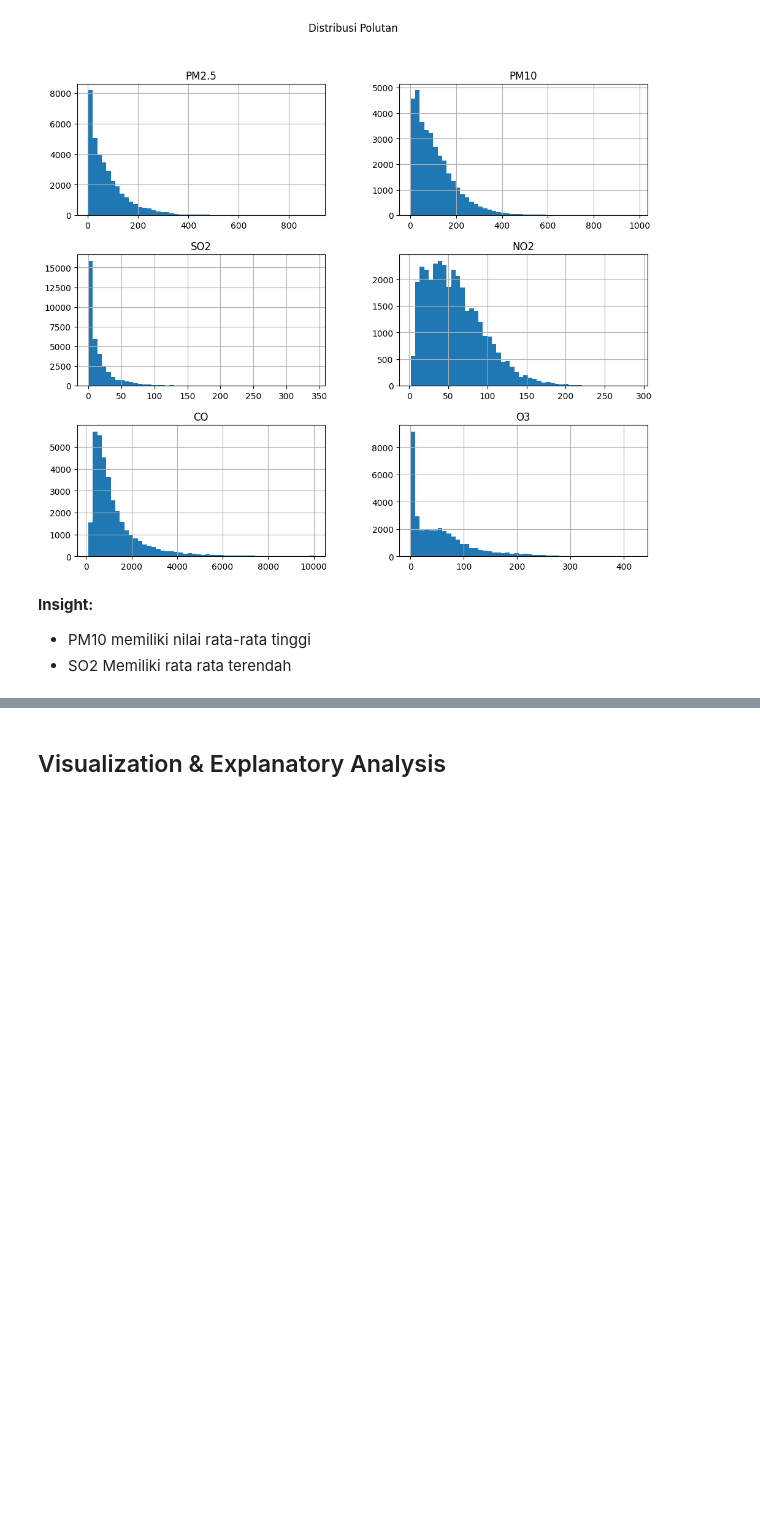
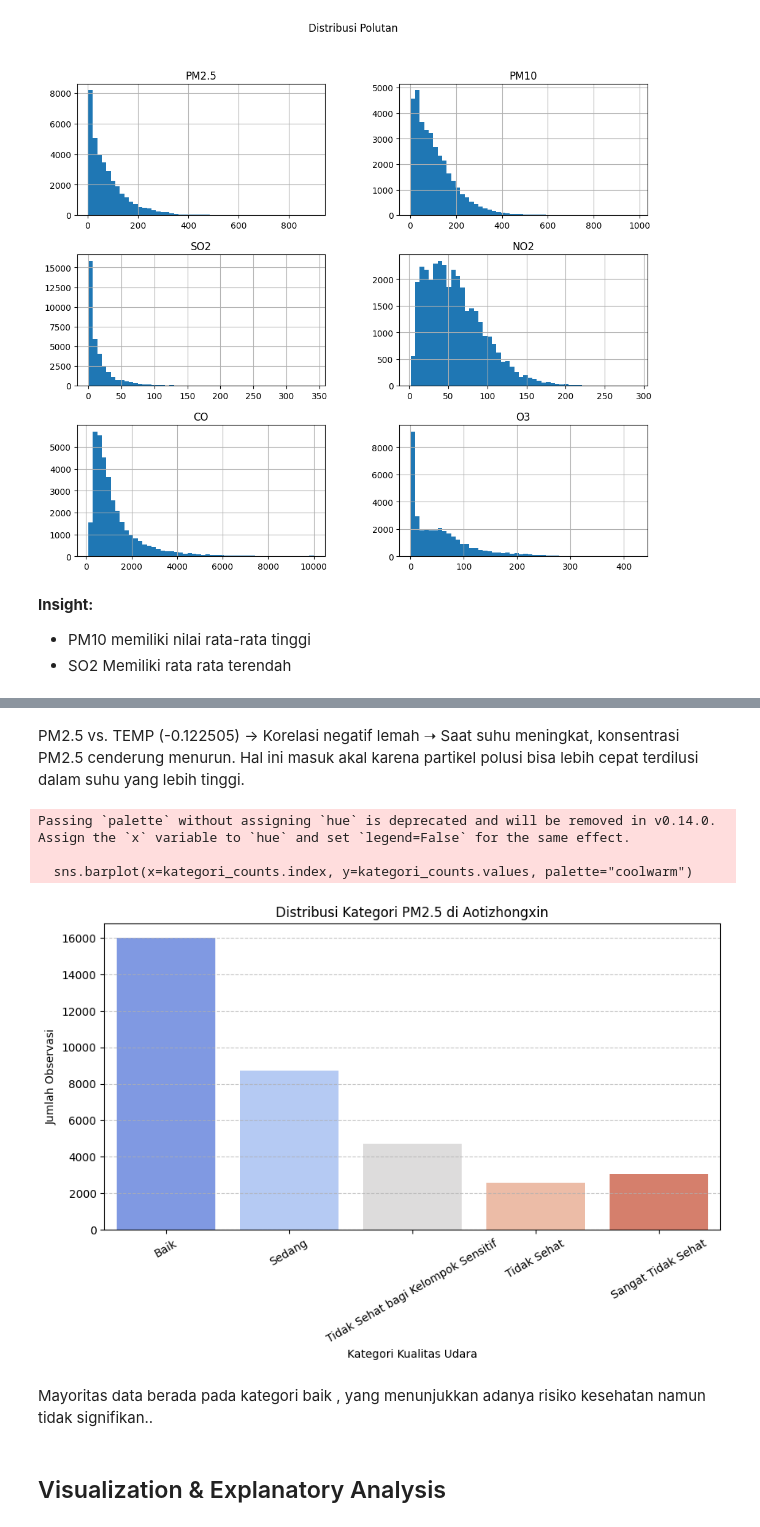
Before and after one commit to pratama404/Proyek-Analisis-Data, a Jupyter notebook: Proyek_Analisis_Data.ipynb, the cells around one changed output, grey strips where cells are left out. Drawn from its saved outputs; the diff is of its cells as text; code cells hidden in the pictures; blank space fills up the shorter version.

```diff
--- a/Proyek_Analisis_Data.ipynb
+++ b/Proyek_Analisis_Data.ipynb
@@ -184,3 +267,34 @@ plt.show()
+# %% [markdown]
+PM2.5 vs. TEMP (-0.122505) → Korelasi negatif lemah
+➝ Saat suhu meningkat, konsentrasi PM2.5 cenderung menurun. Hal ini masuk akal karena partikel polusi bisa lebih cepat terdilusi dalam suhu yang lebih tinggi.
+# %%
+# Definisikan batas binning berdasarkan distribusi PM2.5
+bins = [0, 50, 100, 150, 200, df['PM2.5'].max()]
+labels = ['Baik', 'Sedang', 'Tidak Sehat bagi Kelompok Sensitif', 'Tidak Sehat', 'Sangat Tidak Sehat']
+
+# Buat kolom kategori kualitas udara
+df['Kategori_PM2.5'] = pd.cut(df['PM2.5'], bins=bins, labels=labels, include_lowest=True)
+
+# Hitung jumlah data per kategori
+kategori_counts = df['Kategori_PM2.5'].value_counts().sort_index()
+
+# Visualisasi distribusi kategori PM2.5
+plt.figure(figsize=(10, 5))
+sns.barplot(x=kategori_counts.index, y=kategori_counts.values, palette="coolwarm")
+
+plt.title("Distribusi Kategori PM2.5 di Aotizhongxin")
+plt.xlabel("Kategori Kualitas Udara")
+plt.ylabel("Jumlah Observasi")
+plt.xticks(rotation=30)
+plt.grid(axis="y", linestyle="--", alpha=0.7)
+plt.show()
+# %% [output]
+Passing `palette` without assigning `hue` is deprecated and will be removed in v0.14.0. Assign the `x` variable to `hue` and set `legend=False` for the same effect.
+
+  sns.barplot(x=kategori_counts.index, y=kategori_counts.values, palette="coolwarm")
+[figure, added]
+# %% [markdown]
+Mayoritas data berada pada kategori baik , yang menunjukkan adanya risiko kesehatan namun tidak signifikan..
 # %% [markdown]
 ## Visualization & Explanatory Analysis
 # %% [markdown]
```
Also changed, not shown: parts of 15 cells of this notebook, 3 other files.
